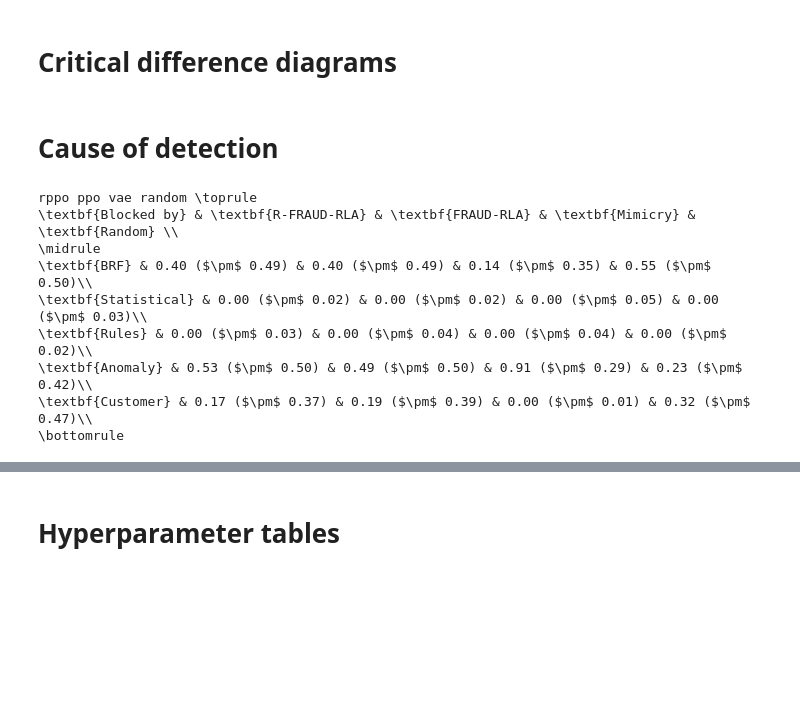
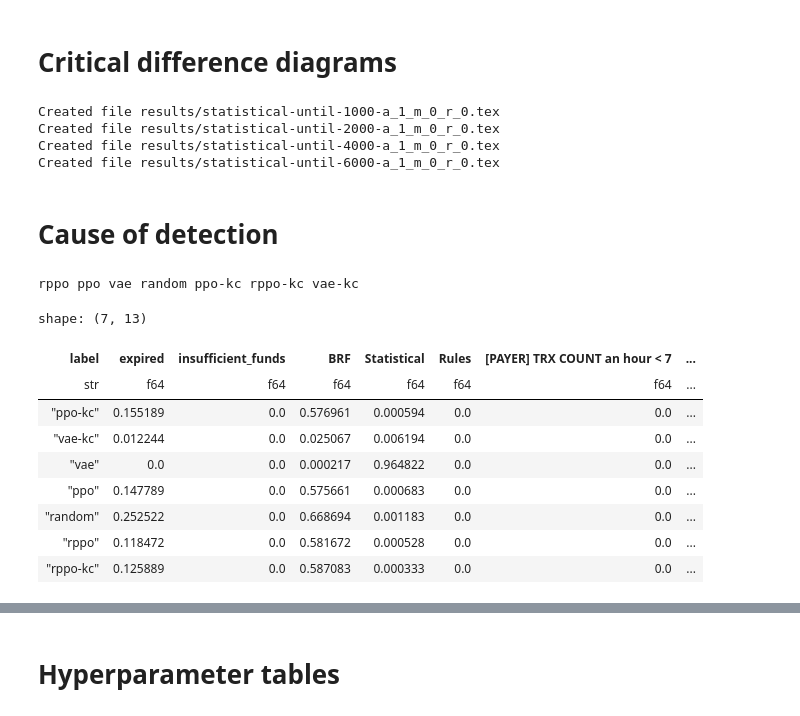
Before and after one commit to FaramirHurin/RL_Attack_September24, a Jupyter notebook: agents-comparison.ipynb, the cells around one changed output, grey strips where cells are left out. Drawn from its saved outputs; the diff is of its cells as text; code cells hidden in the pictures; blank space fills up the shorter version.

```diff
--- a/agents-comparison.ipynb
+++ b/agents-comparison.ipynb
@@ -159,17 +189,14 @@ data = []
 for label, exp in experiments.items():
     for name, run in exp.runs.items():
         for until in [1000, 2000, 4000, 6000]:
-            data.append({"seed": name, "algo": run.params.agent_name, "result": sum(run.amount_over_time[:until]), "until": until})
-df = (
-    pl.DataFrame(data)
-    .pivot("algo", index=("seed", "until"), values="result")
-    .drop("seed")
-    .rename({"ppo": "FRAUD-RLA", "rppo": "R-FRAUD-RLA", "vae": "Mimicry", "random": "Random"})
-)
+            data.append({"seed": name, "algo": label, "result": sum(run.amount_over_time[until - 1000 : until]), "until": until})
+
+df = pl.DataFrame(data).pivot("algo", index=("seed", "until"), values="result").drop("seed").rename(LEGEND, strict=False)
 
 for until in [1000, 2000, 4000, 6000]:
-    sub_df = df.filter(pl.col("until") == until).drop("until")
+    sub_df = df.filter(until=until).drop("until")
     diagram = Diagram(sub_df.to_numpy(), treatment_names=sub_df.columns, maximize_outcome=True)
+    diagram.to_str()
     diagram.to_file(
         f"results/statistical-until-{until}-{prename}.tex",
         alpha=0.05,
@@ -177,29 +204,39 @@ for until in [1000, 2000, 4000, 6000]:
         reverse_x=True,
         # ticklabel style={anchor=south, yshift=1.3*\pgfkeysvalueof{/pgfplots/major tick length}, font=\small},
         axis_options={
-            "title": f"Total compromised after {until} episodes",
+            "title": f"Mean card-wise amount compromised in episodes {until - 1000} to {until}",
             "ticklabel style": r"anchor=south, yshift=1*\pgfkeysvalueof{/pgfplots/major tick length}, font=\large",
             "title style": r"yshift=0.7\baselineskip, font=\Large",
         },
         tikzpicture_options={
             "treatment label/.style": r"font=\Large",
         },
+        as_document=True,
     )
+    print(f"Created file results/statistical-until-{until}-{prename}.tex")
+# %% [output]
+Created file results/statistical-until-1000-a_1_m_0_r_0.tex
+Created file results/statistical-until-2000-a_1_m_0_r_0.tex
+Created file results/statistical-until-4000-a_1_m_0_r_0.tex
+Created file results/statistical-until-6000-a_1_m_0_r_0.tex
 # %% [markdown]
 # Cause of detection
 # %%
 import polars as pl
 from tqdm import tqdm
 
-blocked_by = ("BRF", "Statistical", "Rules", "Anomaly", "expired")
+blocked_by = ("BRF", "Statistical", "Rules", "Anomaly", "Cardholder")
 rows = []
 for label, exp in experiments.items():
     print(label, end=" ")
     for run in tqdm(list(exp.runs.values()), disable=True):
-        for i, episode in enumerate(run.load_episodes()):
+        if run.episodes is None:
+            run.episodes = run.load_episodes()
+        for i, episode in enumerate(run.episodes):
             metrics = episode.metrics | {"step": i, "label": label}
             if "expired" not in metrics:
                 metrics["expired"] = False
+            metrics["Cardholder"] = metrics["expired"]
             if "insufficient_funds" in metrics:
                 for reason in blocked_by:
                     if reason not in metrics:
@@ -208,28 +245,18 @@ for label, exp in experiments.items():
                 metrics["insufficient_funds"] = 0
             rows.append(metrics)
 df = pl.DataFrame(rows)
-means = df.group_by("label").agg(pl.mean("*"))
-stds = df.group_by("label").agg(pl.std("*"))
-algos = ["rppo", "ppo", "vae", "random"]
-tex_str = r"\toprule" + "\n"
-tex_str += r"\textbf{Blocked by} & " + " & ".join([r"\textbf{" + LEGEND[label] + "}" for label in algos]) + r" \\" + "\n"
-tex_str += r"\midrule" + "\n"
-for by in blocked_by:
-    tex_str += r"\textbf{" + LEGEND.get(by, by) + "}"
-    for algo in algos:
-        mean = means.filter(label=algo)[by][0]
-        std = stds.filter(label=algo)[by][0]
-        tex_str += f" & {mean:.2f} ($\\pm$ {std:.2f})"
-    tex_str += r"\\" + "\n"
-tex_str += r"\bottomrule" + "\n"
-print(tex_str)
 # %% [output]
-rppo ppo vae random \toprule
-\textbf{Blocked by} & \textbf{R-FRAUD-RLA} & \textbf{FRAUD-RLA} & \textbf{Mimicry} & \textbf{Random} \\
-\midrule
-\textbf{BRF} & 0.40 ($\pm$ 0.49) & 0.40 ($\pm$ 0.49) & 0.14 ($\pm$ 0.35) & 0.55 ($\pm$ 0.50)\\
-\textbf{Statistical} & 0.00 ($\pm$ 0.02) & 0.00 ($\pm$ 0.02) & 0.00 ($\pm$ 0.05) & 0.00 ($\pm$ 0.03)\\
-\textbf{Rules} & 0.00 ($\pm$ 0.03) & 0.00 ($\pm$ 0.04) & 0.00 ($\pm$ 0.04) & 0.00 ($\pm$ 0.02)\\
-\textbf{Anomaly} & 0.53 ($\pm$ 0.50) & 0.49 ($\pm$ 0.50) & 0.91 ($\pm$ 0.29) & 0.23 ($\pm$ 0.42)\\
-\textbf{Customer} & 0.17 ($\pm$ 0.37) & 0.19 ($\pm$ 0.39) & 0.00 ($\pm$ 0.01) & 0.32 ($\pm$ 0.47)\\
-\bottomrule
+rppo ppo vae random ppo-kc rppo-kc vae-kc
+# %%
+df.drop("payer_id", "t", "t_start", "score-0", "step", "episode_len").group_by("label").agg(pl.mean("*"))
+# %% [output]
+shape: (7, 13)
+| label | expired | insufficient_funds | BRF | Statistical | Rules | [PAYER] TRX COUNT an hour < 7 | ... |
+| str | f64 | f64 | f64 | f64 | f64 | f64 | ... |
+| "ppo-kc" | 0.155189 | 0.0 | 0.576961 | 0.000594 | 0.0 | 0.0 | ... |
+| "vae-kc" | 0.012244 | 0.0 | 0.025067 | 0.006194 | 0.0 | 0.0 | ... |
+| "vae" | 0.0 | 0.0 | 0.000217 | 0.964822 | 0.0 | 0.0 | ... |
+| "ppo" | 0.147789 | 0.0 | 0.575661 | 0.000683 | 0.0 | 0.0 | ... |
+| "random" | 0.252522 | 0.0 | 0.668694 | 0.001183 | 0.0 | 0.0 | ... |
+| "rppo" | 0.118472 | 0.0 | 0.581672 | 0.000528 | 0.0 | 0.0 | ... |
+| "rppo-kc" | 0.125889 | 0.0 | 0.587083 | 0.000333 | 0.0 | 0.0 | ... |
```
Also changed, not shown: parts of 10 cells of this notebook, 1 other file.
